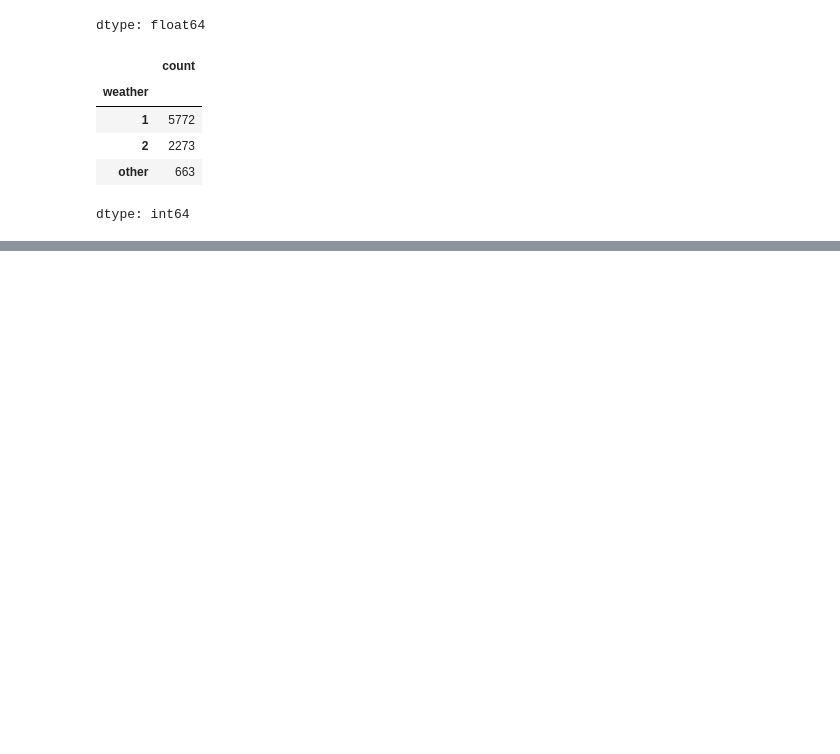
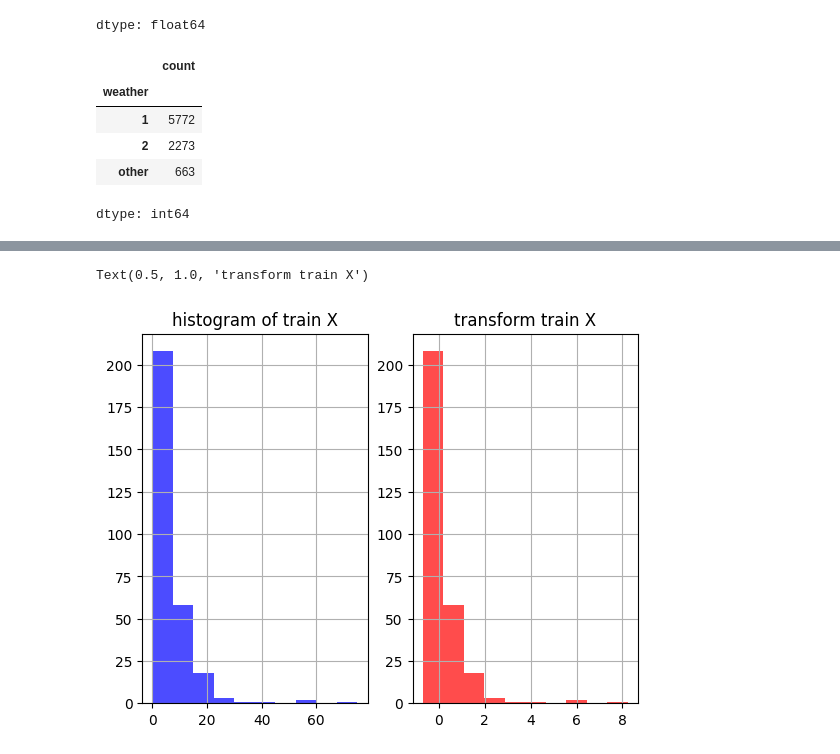
Before and after one commit to lizardnote/ML_practice, a Jupyter notebook: 빅분기_ch2_skikit_learn.ipynb, the cells around one changed output, grey strips where cells are left out. Saved outputs shown, nothing was run; the diff lists cells and outputs as text; code cells hidden in the pictures; blank space fills up the shorter version.

```diff
--- a/빅분기_ch2_skikit_learn.ipynb
+++ b/빅분기_ch2_skikit_learn.ipynb
@@ -443,0 +480,15 @@ dtype: int64
+# %%
+from sklearn.preprocessing import StandardScaler
+
+#표준화
+train_X9 = train_X.copy()
+test_X9 = test_X.copy()
+
+train_X9_num = train_X9.select_dtypes('number')
+test_X9_num = test_X9.select_dtypes('number')
+
+scaler = StandardScaler().set_output(transform = 'pandas')
+train_X9_num = scaler.fit_transform(train_X9_num)
+test_X9_num = scaler.transform(test_X9_num)
+
+train_X9_num.head()
@@ -443,0 +502,11 @@ dtype: int64
+# %%
+fig, axs = plt.subplots(nrows = 1, ncols = 2)
+
+train_X9['absences'].hist(ax = axs[0], color = 'blue', alpha = 0.7)
+axs[0].set_title('histogram of train X')
+
+train_X9_num['absences'].hist(ax = axs[1], color = 'red', alpha = 0.7)
+axs[1].set_title('transform train X')
+# %% [output]
+Text(0.5, 1.0, 'transform train X')
+[figure, added]
```
Also changed, not shown: parts of 34 cells of this notebook.
